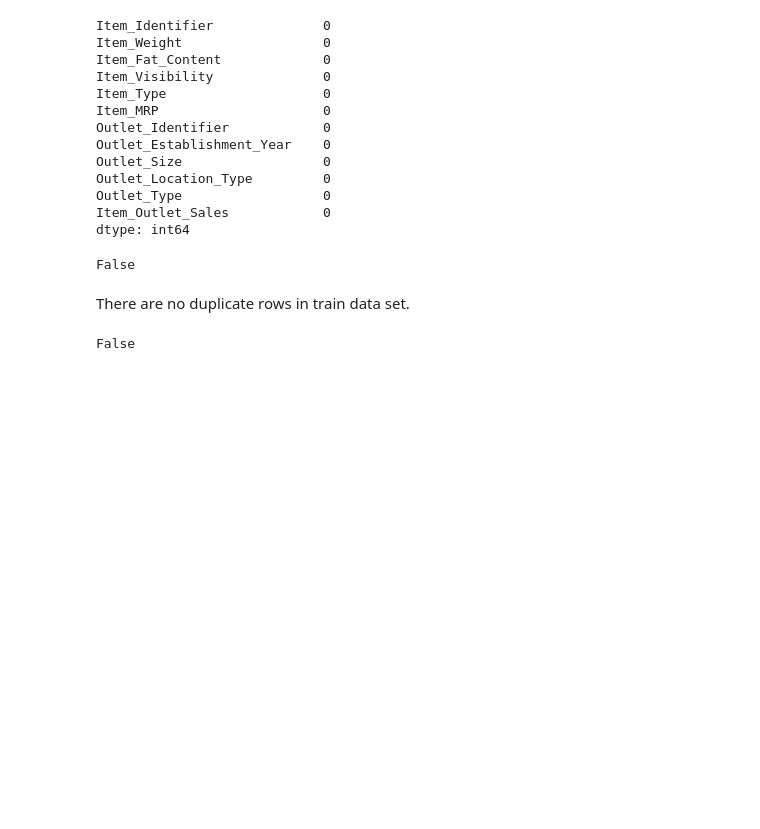
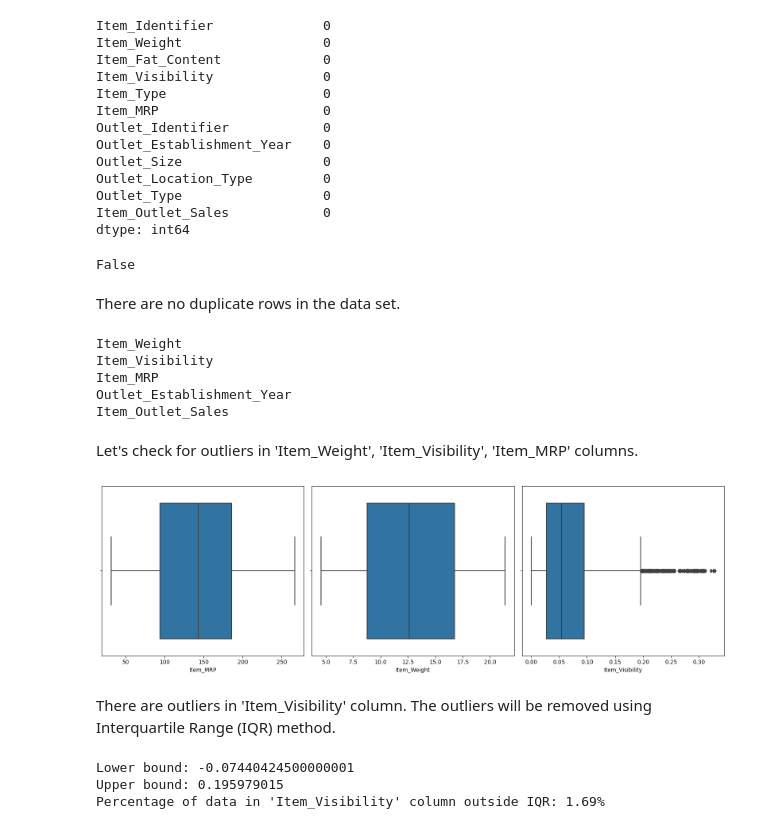
Before and after one commit to edidiongaligbe/Evaluation_Metrics, a Jupyter notebook: Regression.ipynb, the cells around one changed output. Saved outputs shown, nothing was run; the diff lists cells and outputs as text; code cells hidden in the pictures; blank space fills up the shorter version.

```diff
--- a/Regression.ipynb
+++ b/Regression.ipynb
@@ -38,9 +38,8 @@ import warnings
 warnings.filterwarnings('ignore')
 # %%
 #load data into pandas dataframe
-train = pd.read_csv('data/regression/train.csv')
-test = pd.read_csv('data/regression/test.csv')
-train.head()
+data = pd.read_csv('data/regression/train.csv')
+data.head()
 # %% [output]
 |  | Item_Identifier | Item_Weight | Item_Fat_Content | Item_Visibility | Item_Type | Item_MRP | ... |
 | 0 | FDA15 | 9.30 | Low Fat | 0.016047 | Dairy | 249.8092 | ... |
@@ -231,9 +229,52 @@ train.duplicated().any()
 # %% [output]
 False
 # %% [markdown]
-There are no duplicate rows in train data set.
+There are no duplicate rows in the data set.
-# %%
-#Duplicate rows in test dataset
-test.duplicated().any()
-# %% [output]
-False
+# %%
+#Numerical columns in the data dataset
+numerical = data.select_dtypes(include='number').columns.to_list()
+print(*numerical, sep = "\n")
+# %% [output]
+Item_Weight
+Item_Visibility
+Item_MRP
+Outlet_Establishment_Year
+Item_Outlet_Sales
+# %% [markdown]
+Let's check for outliers in 'Item_Weight', 'Item_Visibility', 'Item_MRP' columns.
+# %%
+
+cols = ['Item_MRP', 'Item_Weight', 'Item_Visibility']
+fig, axis = plt.subplots(nrows=1, ncols=3, figsize=(16, 5))
+
+for i, col in enumerate(cols):
+    sns.boxplot(x=col, data=data, ax=axis[i])
+
+fig.tight_layout()
+plt.show()
+# %% [output]
+[figure, added]
+# %% [markdown]
+There are outliers in 'Item_Visibility' column. The outliers will be removed using Interquartile Range (IQR) method.
+# %%
+q1 = np.percentile(data['Item_Visibility'], 25)
+q3 = np.percentile(data['Item_Visibility'], 75)
+
+# Calculate IQR
+iqr = q3 - q1
+
+# Calculate lower and upper bounds
+lower_bound = q1 - 1.5 * iqr
+upper_bound = q3 + 1.5 * iqr
+
+# Count data points outside the bounds
+outside_bounds = (data['Item_Visibility'] < lower_bound) | (data['Item_Visibility'] > upper_bound)
+percentage = np.mean(outside_bounds) * 100
+
+print(f"Lower bound: {lower_bound}")
+print(f"Upper bound: {upper_bound}")
+print(f"Percentage of data in 'Item_Visibility' column outside IQR: {percentage:.2f}%")
+# %% [output]
+Lower bound: -0.07440424500000001
+Upper bound: 0.195979015
+Percentage of data in 'Item_Visibility' column outside IQR: 1.69%
```
Also changed, not shown: parts of 18 cells of this notebook.
